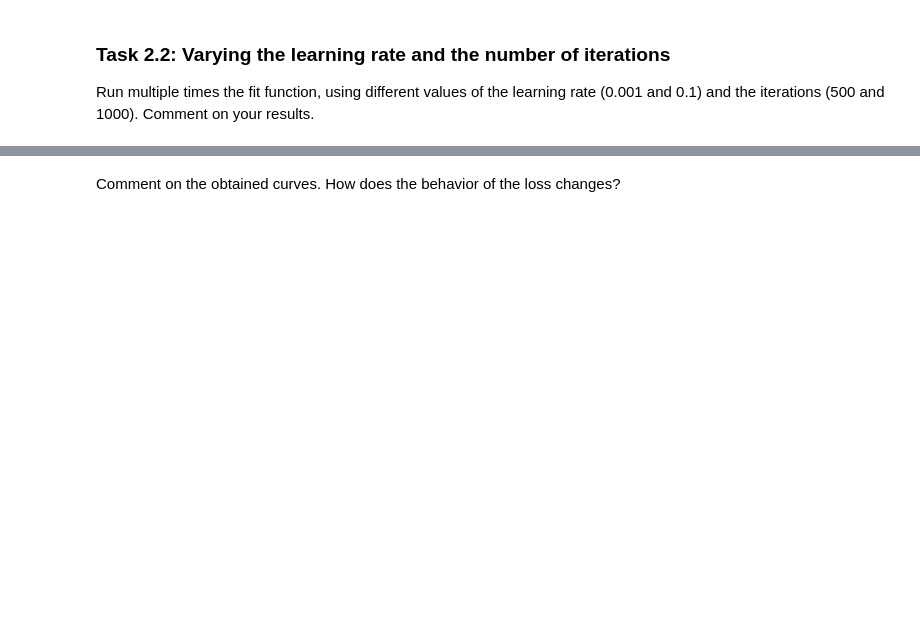
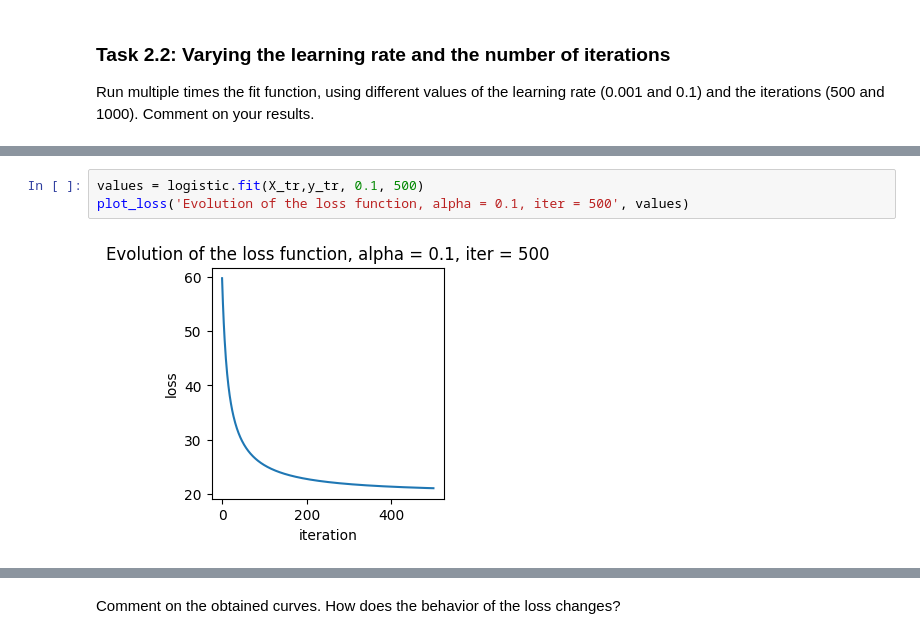
Before and after one commit to malis-course/MALIS, a Jupyter notebook: labs/lab2/lr/log_reg_solver.ipynb, the cells around one changed output, grey strips where cells are left out. Drawn from its saved outputs; the diff is of its cells as text; blank space fills up the shorter version.

```diff
--- a/labs/lab2/lr/log_reg_solver.ipynb
+++ b/labs/lab2/lr/log_reg_solver.ipynb
@@ -257,0 +290,5 @@ Run multiple times the fit function, using different values of the learning rate
+# %%
+values = logistic.fit(X_tr,y_tr, 0.1, 500)
+plot_loss('Evolution of the loss function, alpha = 0.1, iter = 500', values)
+# %% [output]
+[figure, added]
```
Also changed, not shown: parts of 10 cells of this notebook.
